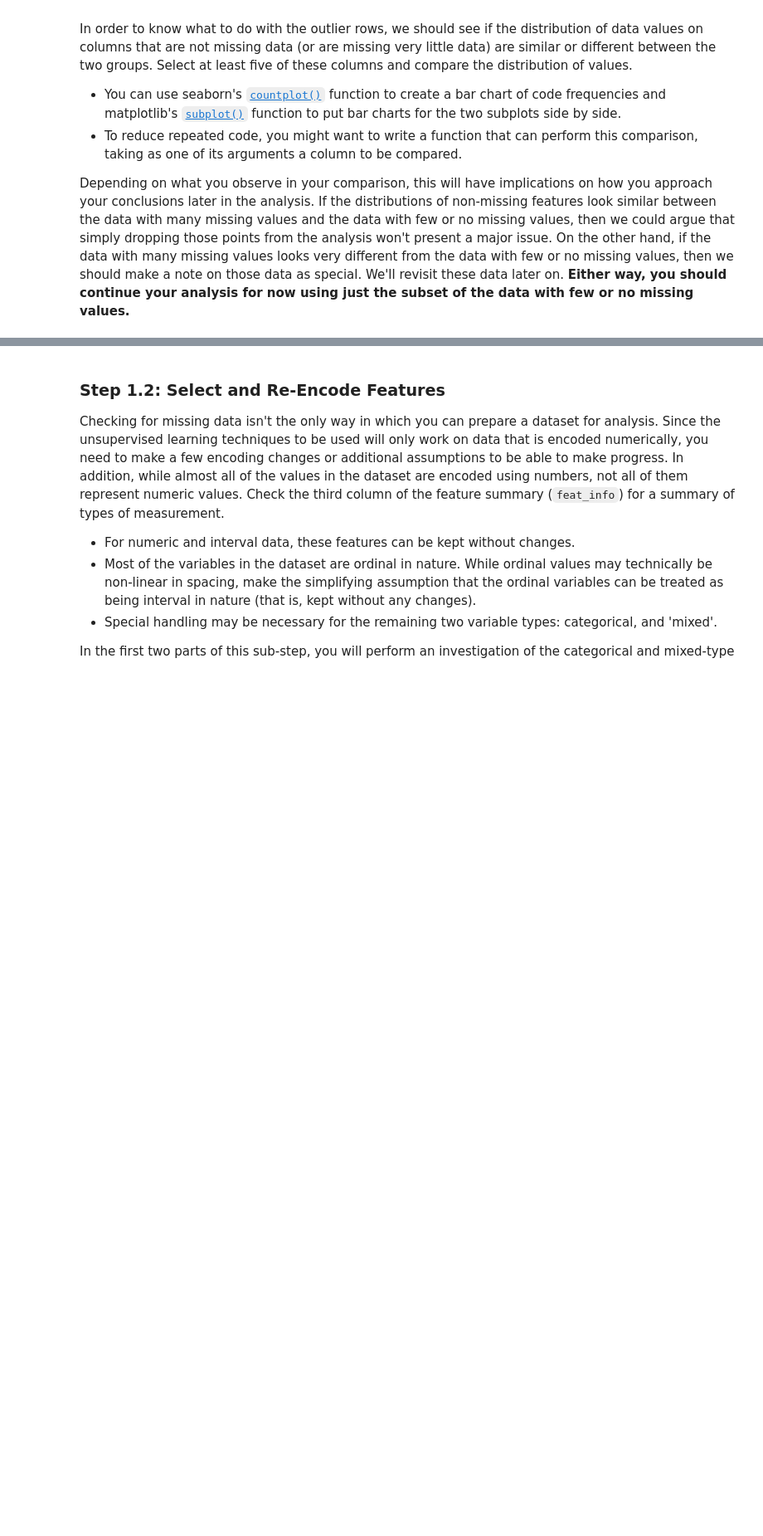
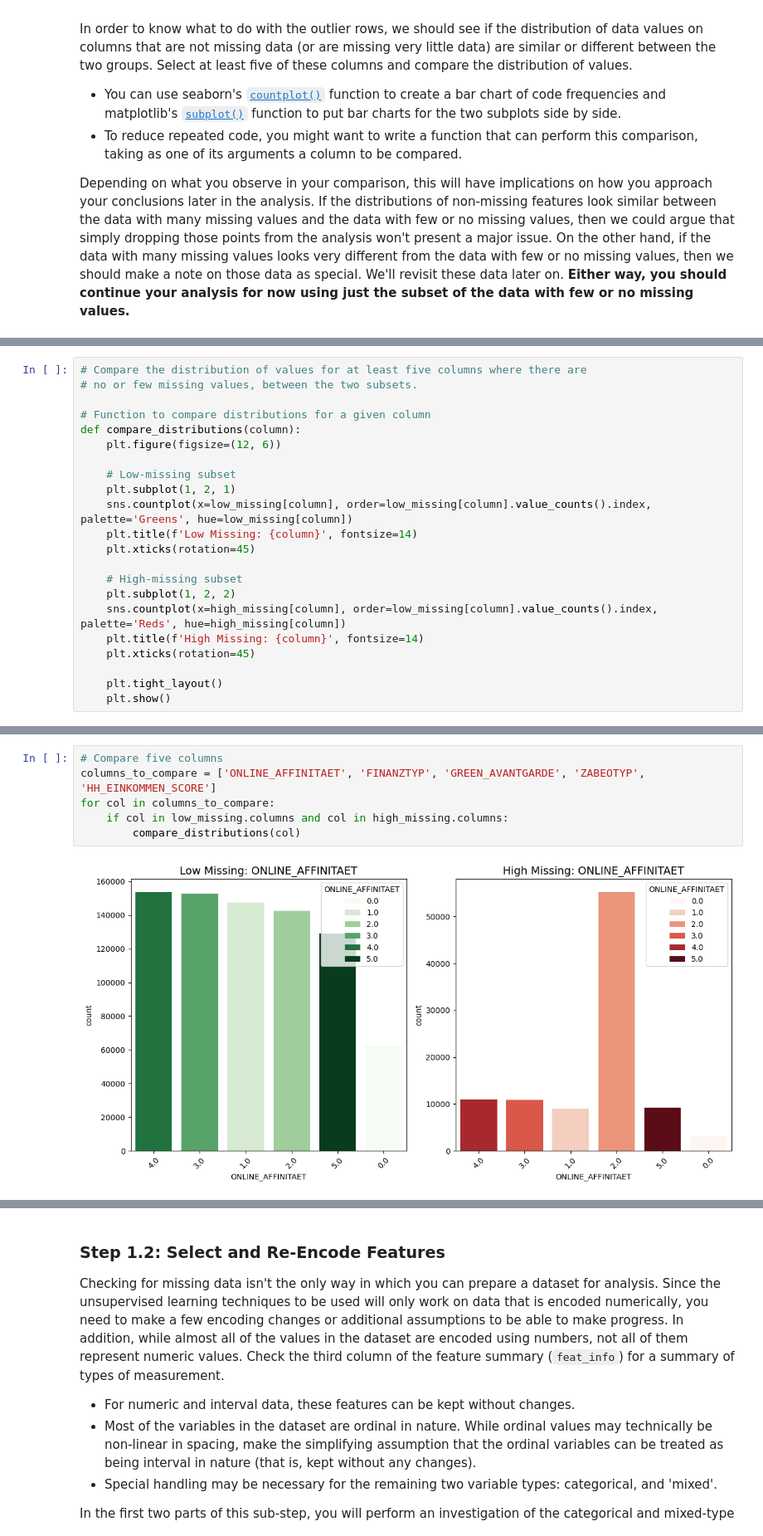
Before and after one commit to zhanshu21/Identify_Customer_Segments, a Jupyter notebook: Identify_Customer_Segments.ipynb, the cells around one changed output, grey strips where cells are left out. Shown: that part at 83% size. Cells and saved outputs as stored; diff of their text form; blank space fills up the shorter version.

```diff
--- a/Identify_Customer_Segments.ipynb
+++ b/Identify_Customer_Segments.ipynb
@@ -306,0 +323,22 @@ Depending on what you observe in your comparison, this will have implications on
+# %%
+# Compare the distribution of values for at least five columns where there are
+# no or few missing values, between the two subsets.
+
+# Function to compare distributions for a given column
+def compare_distributions(column):
+    plt.figure(figsize=(12, 6))
+
+    # Low-missing subset
+    plt.subplot(1, 2, 1)
+    sns.countplot(x=low_missing[column], order=low_missing[column].value_counts().index, palette='Greens', hue=low_missing[column])
+    plt.title(f'Low Missing: {column}', fontsize=14)
+    plt.xticks(rotation=45)
+
+    # High-missing subset
+    plt.subplot(1, 2, 2)
+    sns.countplot(x=high_missing[column], order=low_missing[column].value_counts().index, palette='Reds', hue=high_missing[column])
+    plt.title(f'High Missing: {column}', fontsize=14)
+    plt.xticks(rotation=45)
+
+    plt.tight_layout()
+    plt.show()
@@ -306,0 +361,8 @@ Depending on what you observe in your comparison, this will have implications on
+# %%
+# Compare five columns
+columns_to_compare = ['ONLINE_AFFINITAET', 'FINANZTYP', 'GREEN_AVANTGARDE', 'ZABEOTYP', 'HH_EINKOMMEN_SCORE']
+for col in columns_to_compare:
+    if col in low_missing.columns and col in high_missing.columns:
+        compare_distributions(col)
+# %% [output]
+[figure, added]
```
Also changed, not shown: parts of 19 cells of this notebook.
